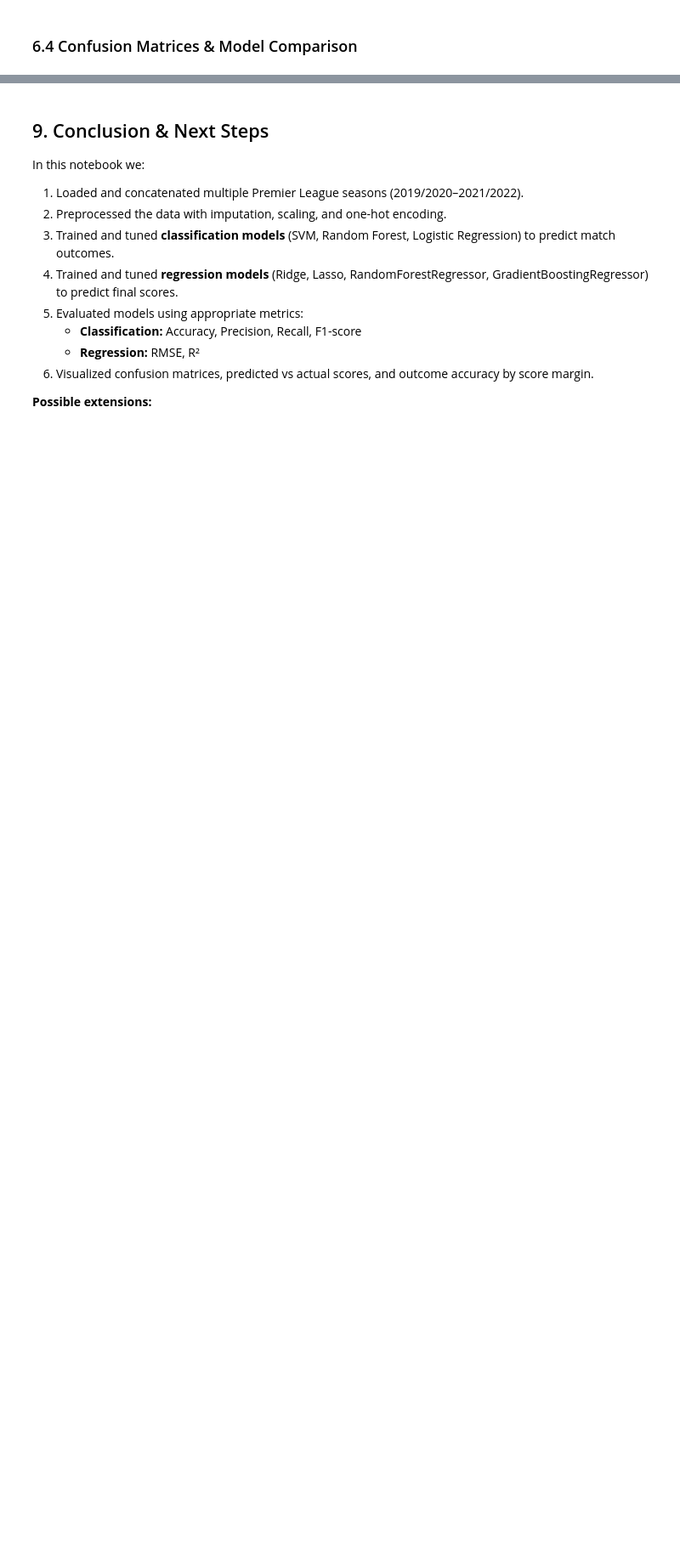
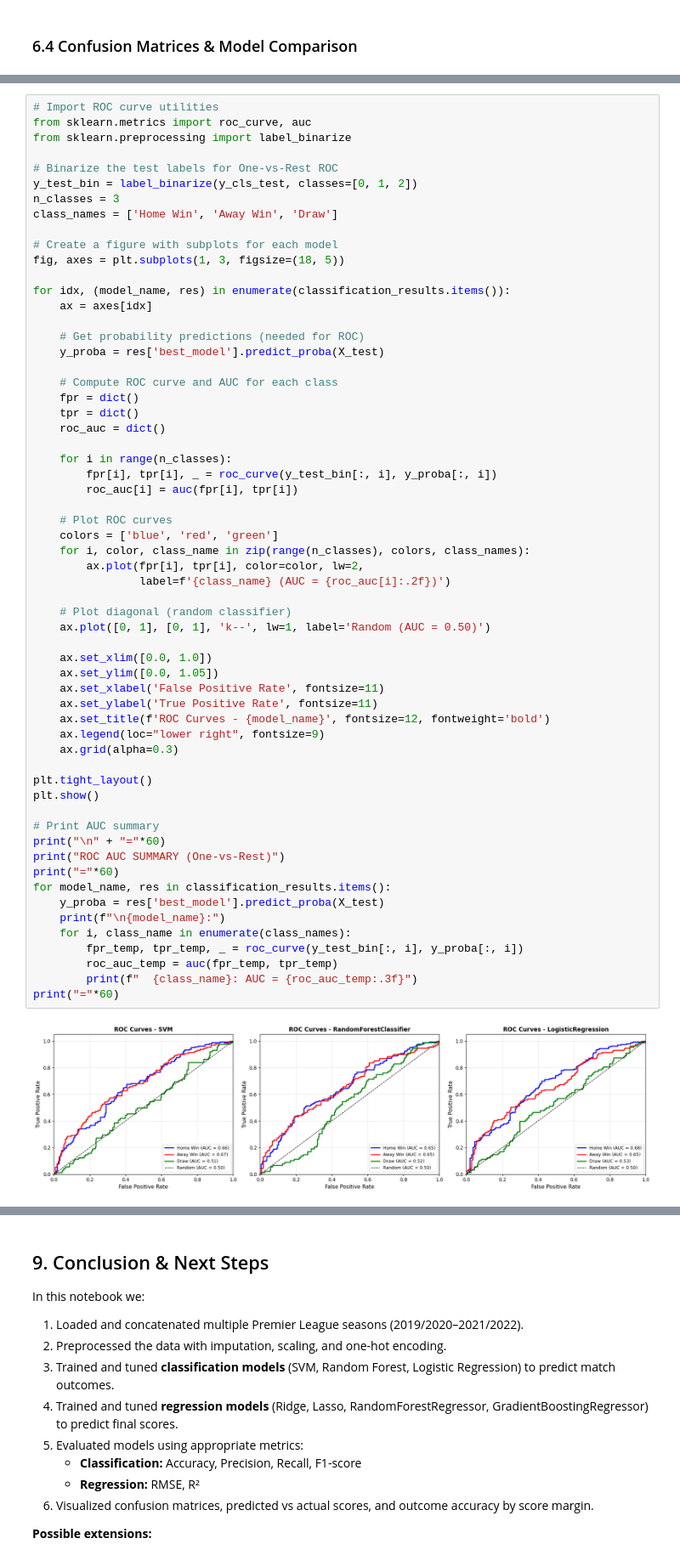
Before and after one commit to SamacoCash/611-Project-Group-17-Rowan-Cash-Truman, a Jupyter notebook: premier_league_betting_project.ipynb, the cells around one changed output, grey strips where cells are left out. Shown at 85% size. Drawn from its saved outputs; the diff is of its cells as text; blank space fills up the shorter version.

```diff
--- a/premier_league_betting_project.ipynb
+++ b/premier_league_betting_project.ipynb
@@ -585,0 +711,62 @@ accuracy_by_margin
+# %%
+# Import ROC curve utilities
+from sklearn.metrics import roc_curve, auc
+from sklearn.preprocessing import label_binarize
+
+# Binarize the test labels for One-vs-Rest ROC
+y_test_bin = label_binarize(y_cls_test, classes=[0, 1, 2])
+n_classes = 3
+class_names = ['Home Win', 'Away Win', 'Draw']
+
+# Create a figure with subplots for each model
+fig, axes = plt.subplots(1, 3, figsize=(18, 5))
+
+for idx, (model_name, res) in enumerate(classification_results.items()):
+    ax = axes[idx]
+
+    # Get probability predictions (needed for ROC)
+    y_proba = res['best_model'].predict_proba(X_test)
+
+    # Compute ROC curve and AUC for each class
+    fpr = dict()
+    tpr = dict()
+    roc_auc = dict()
+
+    for i in range(n_classes):
+        fpr[i], tpr[i], _ = roc_curve(y_test_bin[:, i], y_proba[:, i])
+        roc_auc[i] = auc(fpr[i], tpr[i])
+
+    # Plot ROC curves
+    colors = ['blue', 'red', 'green']
+    for i, color, class_name in zip(range(n_classes), colors, class_names):
+        ax.plot(fpr[i], tpr[i], color=color, lw=2,
+                label=f'{class_name} (AUC = {roc_auc[i]:.2f})')
+
+    # Plot diagonal (random classifier)
+    ax.plot([0, 1], [0, 1], 'k--', lw=1, label='Random (AUC = 0.50)')
+
+    ax.set_xlim([0.0, 1.0])
+    ax.set_ylim([0.0, 1.05])
+    ax.set_xlabel('False Positive Rate', fontsize=11)
+    ax.set_ylabel('True Positive Rate', fontsize=11)
+    ax.set_title(f'ROC Curves - {model_name}', fontsize=12, fontweight='bold')
+    ax.legend(loc="lower right", fontsize=9)
+    ax.grid(alpha=0.3)
+
+plt.tight_layout()
+plt.show()
+
+# Print AUC summary
+print("\n" + "="*60)
+print("ROC AUC SUMMARY (One-vs-Rest)")
+print("="*60)
+for model_name, res in classification_results.items():
+    y_proba = res['best_model'].predict_proba(X_test)
+    print(f"\n{model_name}:")
+    for i, class_name in enumerate(class_names):
+        fpr_temp, tpr_temp, _ = roc_curve(y_test_bin[:, i], y_proba[:, i])
+        roc_auc_temp = auc(fpr_temp, tpr_temp)
+        print(f"  {class_name}: AUC = {roc_auc_temp:.3f}")
+print("="*60)
+# %% [output]
+[figure, added]
```
Also changed, not shown: parts of 36 cells of this notebook, 3 other files.
